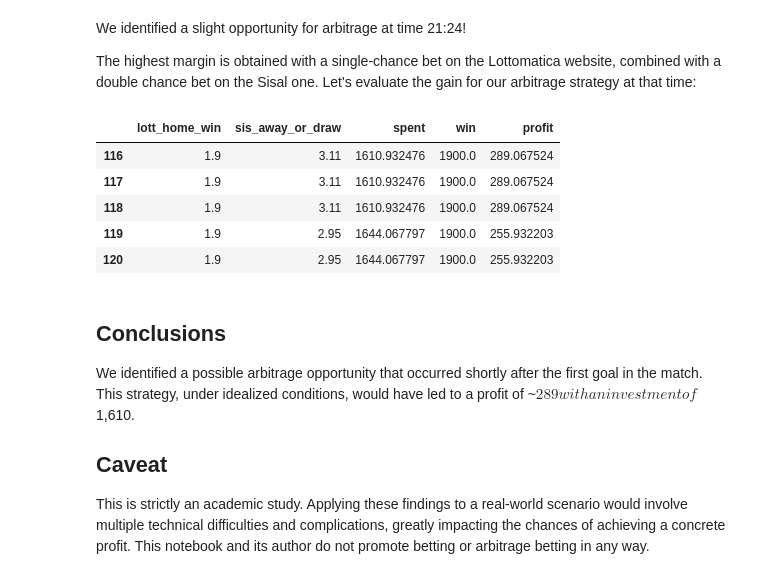
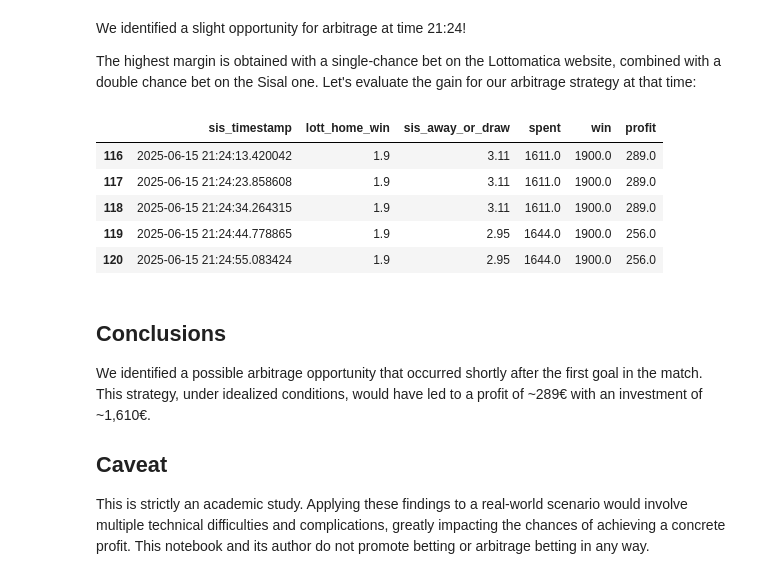
Before and after one commit to GabrieleDiCorato/aida-arbitrage-betting, a Jupyter notebook: notebooks/arbitrage_analysis.ipynb, the cells around one changed output. Cells and saved outputs as stored; diff of their text form; code cells hidden in the pictures.

```diff
--- a/notebooks/arbitrage_analysis.ipynb
+++ b/notebooks/arbitrage_analysis.ipynb
@@ -318,7 +318,7 @@ arbitrageable_odds = [
 arbitrage_ratios = merged_odds[["lott_timestamp", "sis_timestamp"]].copy()
 for odds in arbitrageable_odds:
     series = [merged_odds[col] for col in odds]
-    arbitrage_ratios[f'{"_".join(odds)}'] = eval_arbitrage_ratio(*series)
+    arbitrage_ratios[f'{".".join(odds)}'] = eval_arbitrage_ratio(*series)
 
 arbitrage_ratios.set_index("sis_timestamp", inplace=True)
 arbitrage_ratios.head()
@@ -357,23 +357,23 @@ We identified a slight opportunity for arbitrage at time 21:24!
 
 The highest margin is obtained with a single-chance bet on the Lottomatica website, combined with a double chance bet on the Sisal one. Let's evaluate the gain for our arbitrage strategy at that time:
 # %%
-arbitrageable_odds = merged_odds[merged_odds["sis_timestamp"].isin(arbitrage_opportunitites.index)].copy()[["lott_home_win", "sis_away_or_draw"]]
-arbitrageable_odds["spent"] = 1000 + 1000 * (arbitrageable_odds["lott_home_win"] / arbitrageable_odds["sis_away_or_draw"])
+arbitrageable_odds = merged_odds[merged_odds["sis_timestamp"].isin(arbitrage_opportunitites.index)].copy()[["sis_timestamp", "lott_home_win", "sis_away_or_draw"]]
+arbitrageable_odds["spent"] = round(1000 + 1000 * (arbitrageable_odds["lott_home_win"] / arbitrageable_odds["sis_away_or_draw"]))
 arbitrageable_odds["win"] = 1000 * arbitrageable_odds["lott_home_win"]
-arbitrageable_odds["profit"] = arbitrageable_odds["win"] - arbitrageable_odds["spent"]
+arbitrageable_odds["profit"] = round(arbitrageable_odds["win"] - arbitrageable_odds["spent"])
 
 arbitrageable_odds
 # %% [output]
-|  | lott_home_win | sis_away_or_draw | spent | win | profit |
-| 116 | 1.9 | 3.11 | 1610.932476 | 1900.0 | 289.067524 |
-| 117 | 1.9 | 3.11 | 1610.932476 | 1900.0 | 289.067524 |
-| 118 | 1.9 | 3.11 | 1610.932476 | 1900.0 | 289.067524 |
-| 119 | 1.9 | 2.95 | 1644.067797 | 1900.0 | 255.932203 |
-| 120 | 1.9 | 2.95 | 1644.067797 | 1900.0 | 255.932203 |
+|  | sis_timestamp | lott_home_win | sis_away_or_draw | spent | win | profit |
+| 116 | 2025-06-15 21:24:13.420042 | 1.9 | 3.11 | 1611.0 | 1900.0 | 289.0 |
+| 117 | 2025-06-15 21:24:23.858608 | 1.9 | 3.11 | 1611.0 | 1900.0 | 289.0 |
+| 118 | 2025-06-15 21:24:34.264315 | 1.9 | 3.11 | 1611.0 | 1900.0 | 289.0 |
+| 119 | 2025-06-15 21:24:44.778865 | 1.9 | 2.95 | 1644.0 | 1900.0 | 256.0 |
+| 120 | 2025-06-15 21:24:55.083424 | 1.9 | 2.95 | 1644.0 | 1900.0 | 256.0 |
 # %% [markdown]
 ## Conclusions
 
-We identified a possible arbitrage opportunity that occurred shortly after the first goal in the match. This strategy, under idealized conditions, would have led to a profit of ~$289 with an investment of ~$1,610.
+We identified a possible arbitrage opportunity that occurred shortly after the first goal in the match. This strategy, under idealized conditions, would have led to a profit of ~289€ with an investment of ~1,610€.
 
 ## Caveat
 
```
Also changed, not shown: parts of 3 cells of this notebook, 2 other files.
